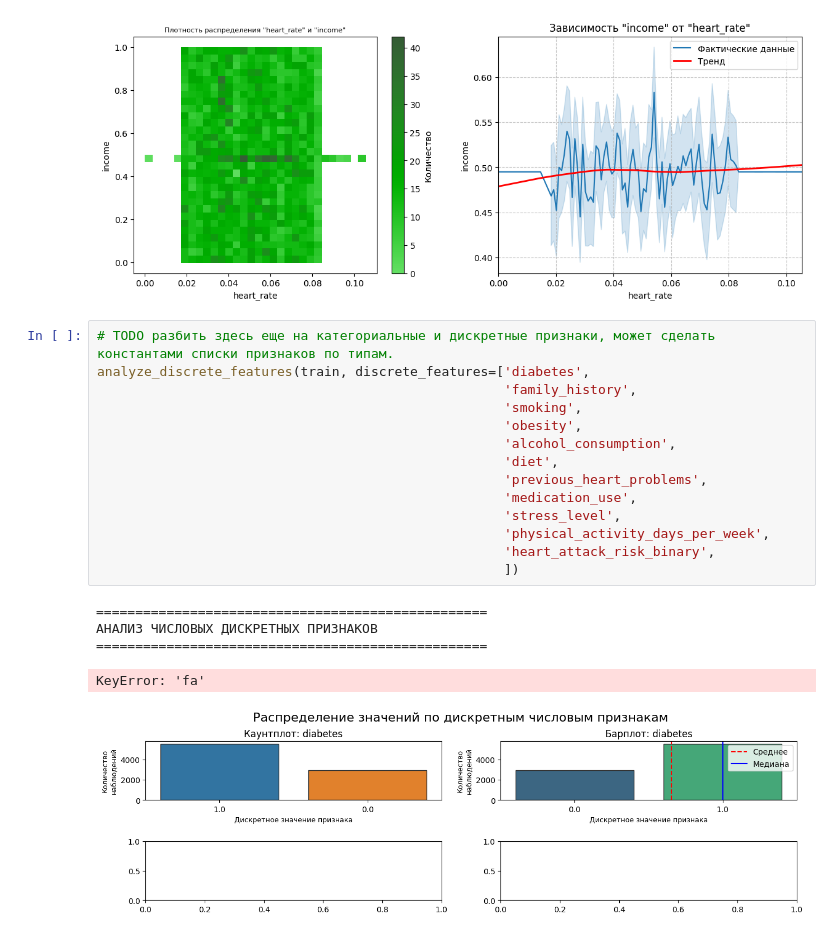
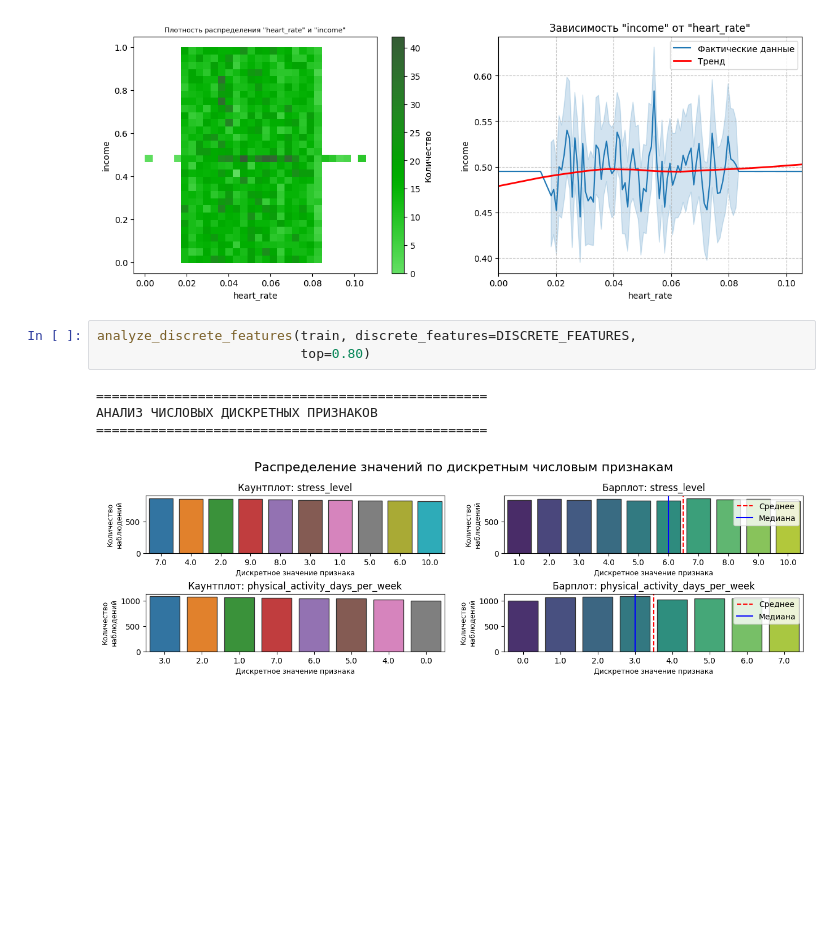
Before and after one commit to madLary/practicum-workshop-cvd-model, a Jupyter notebook: workshop-cdv-research.ipynb, the cells around one changed output. Cells and saved outputs as stored; diff of their text form; blank space fills up the shorter version.

```diff
--- a/workshop-cdv-research.ipynb
+++ b/workshop-cdv-research.ipynb
@@ -915,23 +938,11 @@ analyze_two_contonuous_features(train, X='heart_rate', Y='income')
 # %% [output]
 [figure]
 # %%
-# TODO разбить здесь еще на категориальные и дискретные признаки, может сделать константами списки признаков по типам.
-analyze_discrete_features(train, discrete_features=['diabetes',
-                                                    'family_history',
-                                                    'smoking',
-                                                    'obesity',
-                                                    'alcohol_consumption',
-                                                    'diet',
-                                                    'previous_heart_problems',
-                                                    'medication_use',
-                                                    'stress_level',
-                                                    'physical_activity_days_per_week',
-                                                    'heart_attack_risk_binary',
-                                                    ])
+analyze_discrete_features(train, discrete_features=DISCRETE_FEATURES,
+                          top=0.80)
 # %% [output]
 ==================================================
 АНАЛИЗ ЧИСЛОВЫХ ДИСКРЕТНЫХ ПРИЗНАКОВ
 ==================================================
-KeyError: 'fa'
-[figure, old version]
+[figure, new version]
 # %%
```
Also changed, not shown: parts of 4 cells of this notebook.
